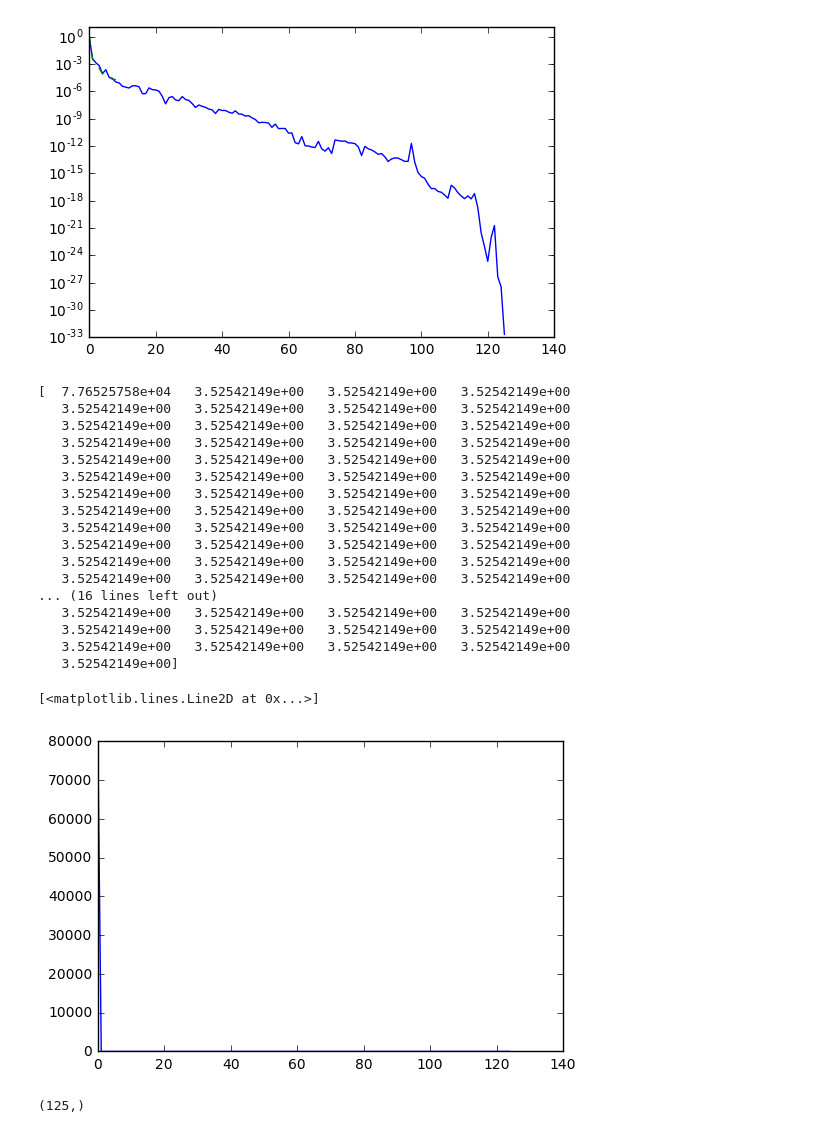
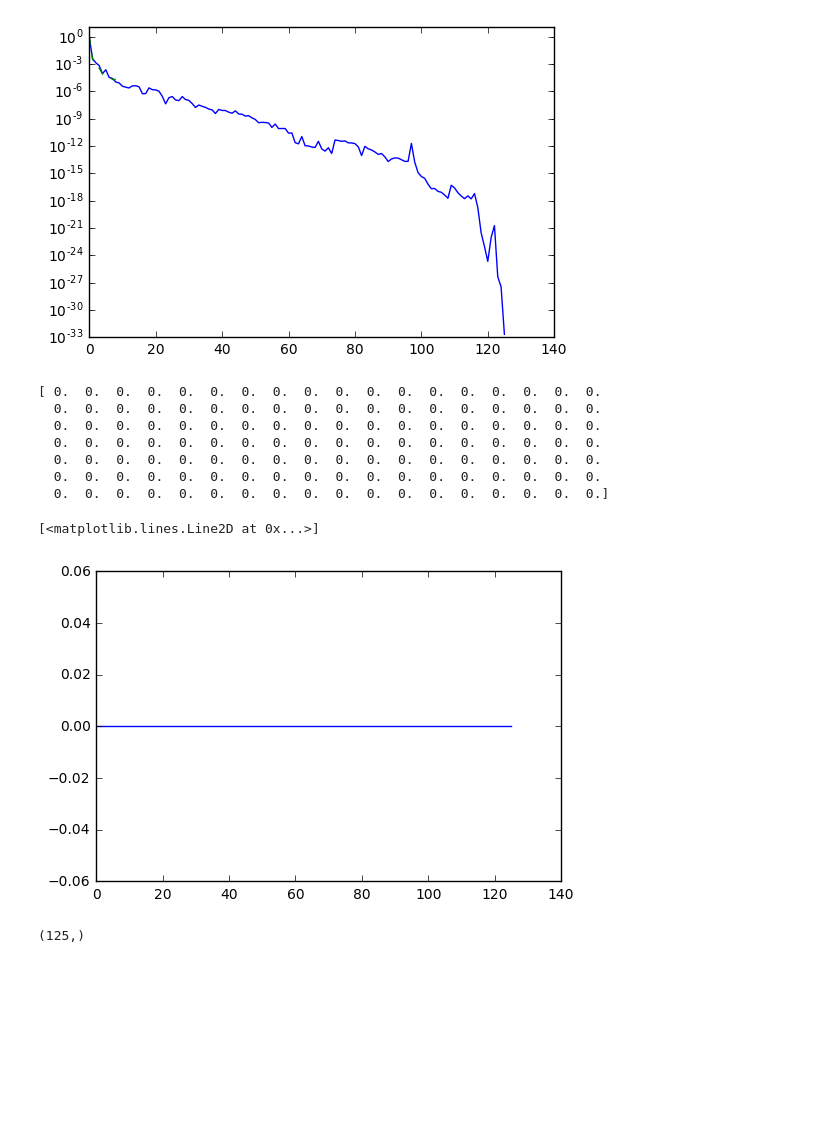
Before and after one commit to Raghav-singhal/rare-credit-portfolio, a Jupyter notebook: IS/Untitled.ipynb, the cells around one changed output. Saved outputs shown, nothing was run; the diff lists cells and outputs as text; code cells hidden in the pictures; blank space fills up the shorter version.

```diff
--- a/IS/Untitled.ipynb
+++ b/IS/Untitled.ipynb
@@ -324,31 +324,21 @@ def mutation(params):
 # %%
 def selection(params):
 # %%
-f = open("/Users/abhishek/MonteCarlo/project/rare-credit-portfolio/IS/results/np1000_nf125_T1.0_alpha0.01/output.pkl")
+f = open("/Users/abhishek/MonteCarlo/project/rare-credit-portfolio/IS/results/np20000_nf125_T1.0_alpha0.4/output.pkl")
 output = pkl.load(f)
 f.close()
 print output['pkT']
 plt.plot(range(len(output['pkT'])),output['pkT'])
 # %% [output]
-[  7.76525758e+04   3.52542149e+00   3.52542149e+00   3.52542149e+00
-   3.52542149e+00   3.52542149e+00   3.52542149e+00   3.52542149e+00
-   3.52542149e+00   3.52542149e+00   3.52542149e+00   3.52542149e+00
-   3.52542149e+00   3.52542149e+00   3.52542149e+00   3.52542149e+00
-   3.52542149e+00   3.52542149e+00   3.52542149e+00   3.52542149e+00
-   3.52542149e+00   3.52542149e+00   3.52542149e+00   3.52542149e+00
-   3.52542149e+00   3.52542149e+00   3.52542149e+00   3.52542149e+00
-   3.52542149e+00   3.52542149e+00   3.52542149e+00   3.52542149e+00
-   3.52542149e+00   3.52542149e+00   3.52542149e+00   3.52542149e+00
-   3.52542149e+00   3.52542149e+00   3.52542149e+00   3.52542149e+00
-   3.52542149e+00   3.52542149e+00   3.52542149e+00   3.52542149e+00
-   3.52542149e+00   3.52542149e+00   3.52542149e+00   3.52542149e+00
-... (16 lines left out)
-   3.52542149e+00   3.52542149e+00   3.52542149e+00   3.52542149e+00
-   3.52542149e+00   3.52542149e+00   3.52542149e+00   3.52542149e+00
-   3.52542149e+00   3.52542149e+00   3.52542149e+00   3.52542149e+00
-   3.52542149e+00]
+[ 0.  0.  0.  0.  0.  0.  0.  0.  0.  0.  0.  0.  0.  0.  0.  0.  0.  0.
+  0.  0.  0.  0.  0.  0.  0.  0.  0.  0.  0.  0.  0.  0.  0.  0.  0.  0.
+  0.  0.  0.  0.  0.  0.  0.  0.  0.  0.  0.  0.  0.  0.  0.  0.  0.  0.
+  0.  0.  0.  0.  0.  0.  0.  0.  0.  0.  0.  0.  0.  0.  0.  0.  0.  0.
+  0.  0.  0.  0.  0.  0.  0.  0.  0.  0.  0.  0.  0.  0.  0.  0.  0.  0.
+  0.  0.  0.  0.  0.  0.  0.  0.  0.  0.  0.  0.  0.  0.  0.  0.  0.  0.
+  0.  0.  0.  0.  0.  0.  0.  0.  0.  0.  0.  0.  0.  0.  0.  0.  0.  0.]
 [<matplotlib.lines.Line2D at 0x...>]
-[figure, old version]
+[figure, new version]
 # %%
 f.close()
 # %%
```
Also changed, not shown: 15 other files.
